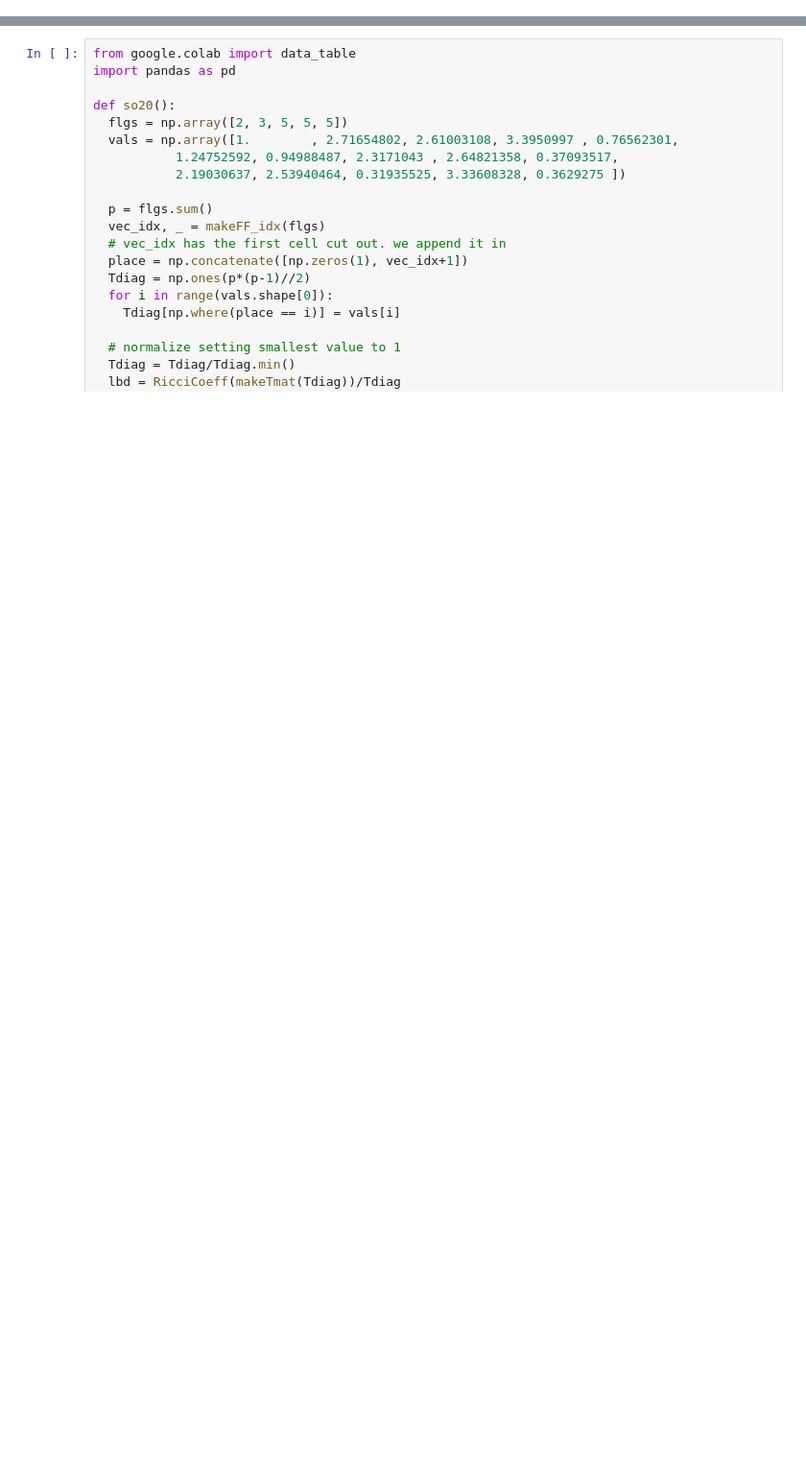
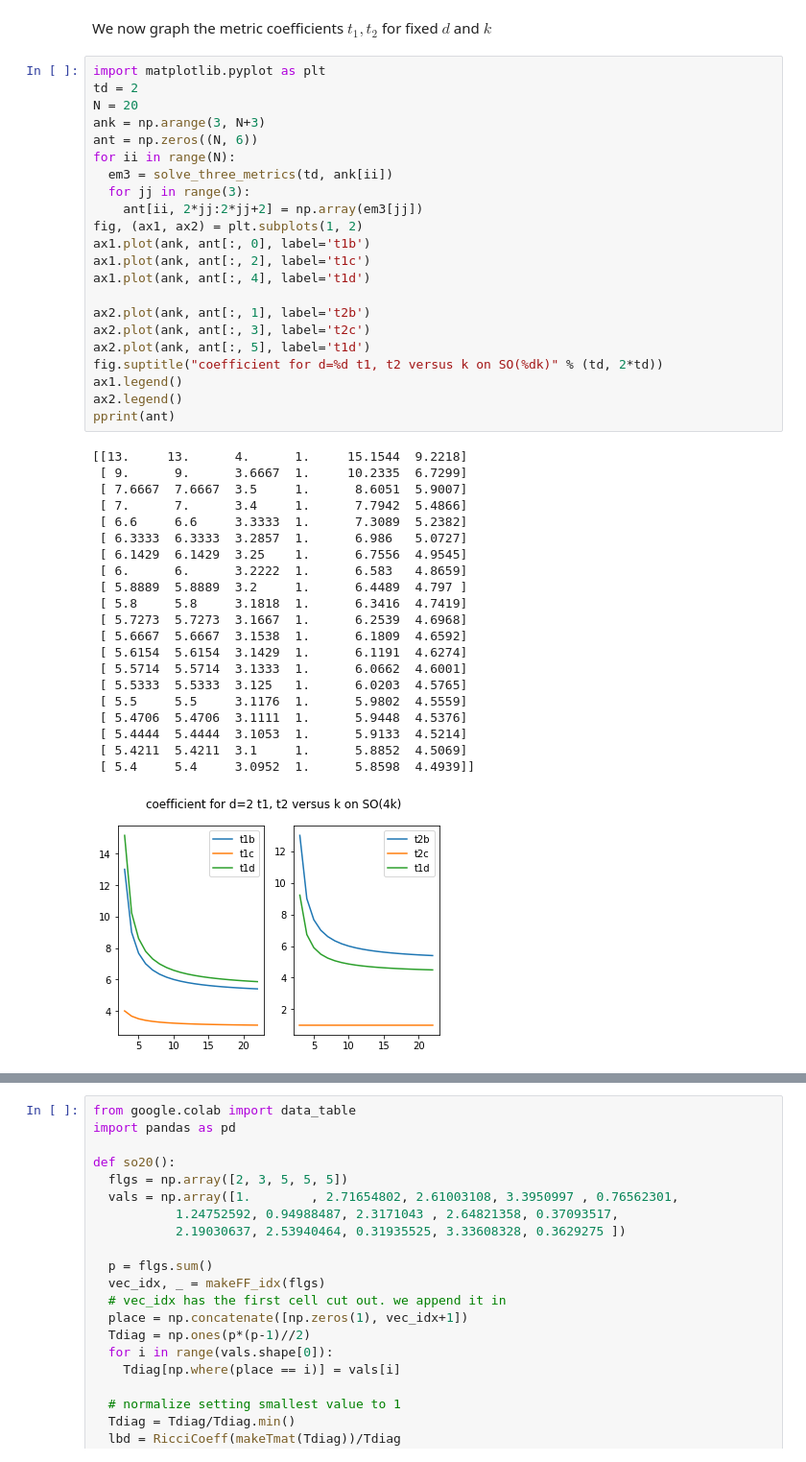
Before and after one commit to dnguyend/MiscCollection, a Jupyter notebook: colab/EinsteinRicciSON.ipynb, the cells around one changed output, grey strips where cells are left out. Shown at 96% size. Drawn from its saved outputs; the diff is of its cells as text; blank space fills up the shorter version.

```diff
--- a/colab/EinsteinRicciSON.ipynb
+++ b/colab/EinsteinRicciSON.ipynb
@@ -481,0 +392,46 @@ tot_cnt: 3
+# %% [markdown]
+We now graph the metric coefficients $t_1, t_2$ for fixed $d$ and $k$
+# %%
+import matplotlib.pyplot as plt
+td = 2
+N = 20
+ank = np.arange(3, N+3)
+ant = np.zeros((N, 6))
+for ii in range(N):
+  em3 = solve_three_metrics(td, ank[ii])
+  for jj in range(3):
+    ant[ii, 2*jj:2*jj+2] = np.array(em3[jj])
+fig, (ax1, ax2) = plt.subplots(1, 2)
+ax1.plot(ank, ant[:, 0], label='t1b')
+ax1.plot(ank, ant[:, 2], label='t1c')
+ax1.plot(ank, ant[:, 4], label='t1d')
+
+ax2.plot(ank, ant[:, 1], label='t2b')
+ax2.plot(ank, ant[:, 3], label='t2c')
+ax2.plot(ank, ant[:, 5], label='t1d')
+fig.suptitle("coefficient for d=%d t1, t2 versus k on SO(%dk)" % (td, 2*td))
+ax1.legend()
+ax2.legend()
+pprint(ant)
+# %% [output]
+[[13.     13.      4.      1.     15.1544  9.2218]
+ [ 9.      9.      3.6667  1.     10.2335  6.7299]
+ [ 7.6667  7.6667  3.5     1.      8.6051  5.9007]
+ [ 7.      7.      3.4     1.      7.7942  5.4866]
+ [ 6.6     6.6     3.3333  1.      7.3089  5.2382]
+ [ 6.3333  6.3333  3.2857  1.      6.986   5.0727]
+ [ 6.1429  6.1429  3.25    1.      6.7556  4.9545]
+ [ 6.      6.      3.2222  1.      6.583   4.8659]
+ [ 5.8889  5.8889  3.2     1.      6.4489  4.797 ]
+ [ 5.8     5.8     3.1818  1.      6.3416  4.7419]
+ [ 5.7273  5.7273  3.1667  1.      6.2539  4.6968]
+ [ 5.6667  5.6667  3.1538  1.      6.1809  4.6592]
+ [ 5.6154  5.6154  3.1429  1.      6.1191  4.6274]
+ [ 5.5714  5.5714  3.1333  1.      6.0662  4.6001]
+ [ 5.5333  5.5333  3.125   1.      6.0203  4.5765]
+ [ 5.5     5.5     3.1176  1.      5.9802  4.5559]
+ [ 5.4706  5.4706  3.1111  1.      5.9448  4.5376]
+ [ 5.4444  5.4444  3.1053  1.      5.9133  4.5214]
+ [ 5.4211  5.4211  3.1     1.      5.8852  4.5069]
+ [ 5.4     5.4     3.0952  1.      5.8598  4.4939]]
+[figure, added]
```
Also changed, not shown: parts of 38 cells of this notebook.
